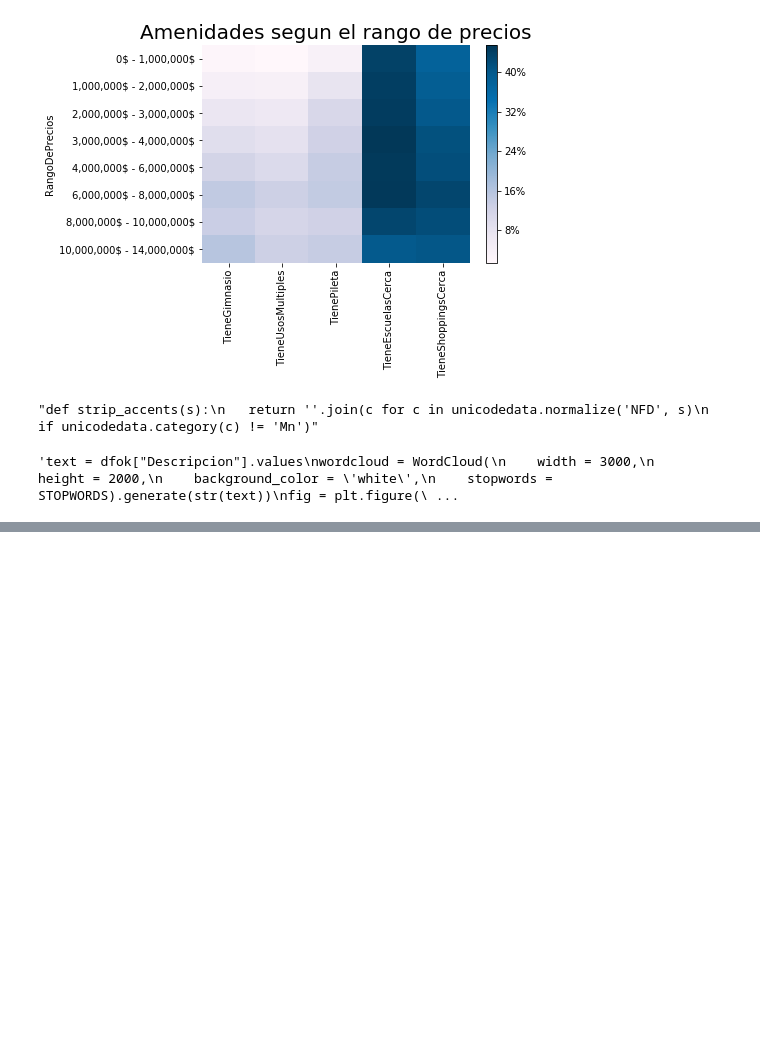
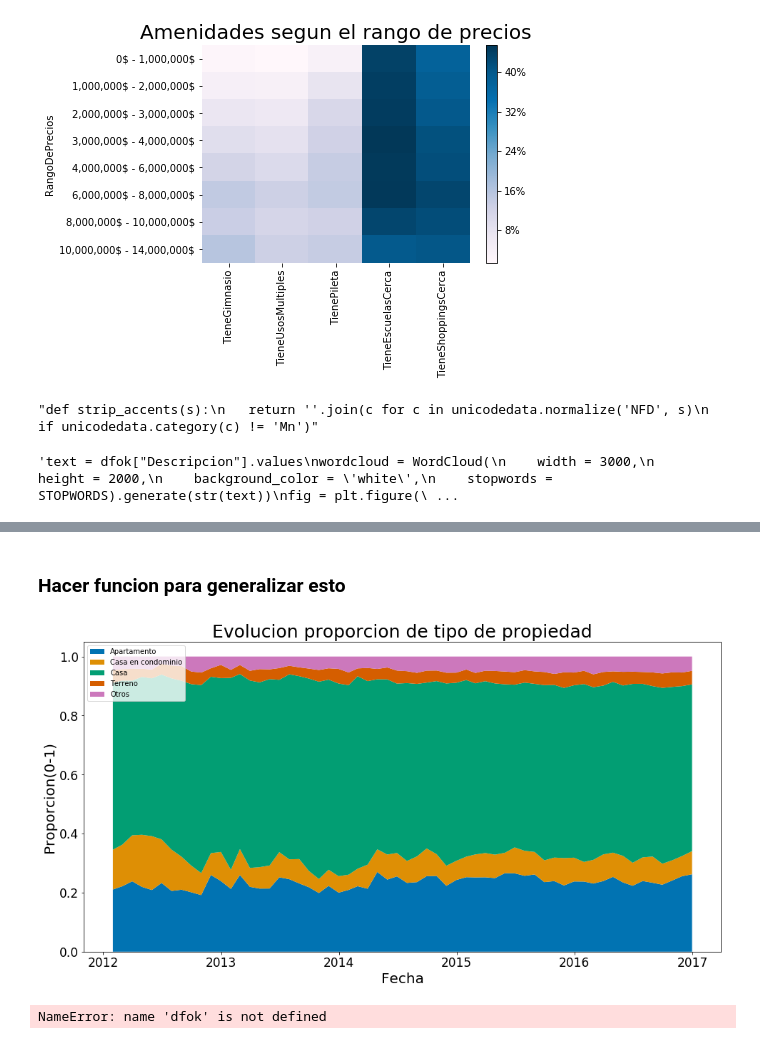
Before and after one commit to komod0/TPs-Org.Datos, a Jupyter notebook: tp1/nbjulian.ipynb, the cells around one changed output, grey strips where cells are left out. Saved outputs shown, nothing was run; the diff lists cells and outputs as text; code cells hidden in the pictures; blank space fills up the shorter version.

```diff
--- a/tp1/nbjulian.ipynb
+++ b/tp1/nbjulian.ipynb
@@ -701,0 +746,45 @@ plt.show()"""
+# %% [markdown]
+### Hacer funcion para generalizar esto
+# %%
+df_pp = dfok.copy()
+
+df_pp["Fecha"] = df_pp["Fecha"].astype('datetime64')
+
+df_pp.index = df_pp["Fecha"]
+
+df_pp = df_pp[["TipoPropiedad"]]
+
+for e in df_pp["TipoPropiedad"].unique():
+    df_pp[e] = (df_pp["TipoPropiedad"] == e).apply(int)
+
+df_pp = df_pp.drop("TipoPropiedad", axis=1)
+
+df_pp["Otros"] = sum([df_pp[c] for c in df_pp.columns if c not in ["Apartamento", "Casa en condominio", "Casa", "Terreno"]])
+
+df_pp = df_pp[["Apartamento", "Casa en condominio", "Casa", "Terreno", "Otros"]]
+
+df_pp = df_pp.resample('M').sum()
+
+df_perc = df_pp.divide(df_pp.sum(axis=1), axis=0)
+# %%
+fig = plt.figure(figsize = (16, 8))
+ax = fig.add_subplot(111)
+ax.set_aspect('auto')
+paleta = sb.color_palette("colorblind")
+plt.stackplot(df_pp.index,
+              [df_perc[colu] for colu in df_perc.columns],
+              labels=[colu for colu in df_perc.columns], colors=paleta)
+# plt.xticks([i for i in range(0, 81, 5)])
+plt.xlabel("Fecha", fontsize=20)
+plt.ylabel("Proporcion(0-1)", fontsize=20)
+plt.title("Evolucion proporcion de tipo de propiedad", fontsize=25);
+plt.tick_params(axis='both', which='major', labelsize = 17)
+plt.tick_params(axis='both', which='minor', labelsize = 17)
+
+plt.legend(loc='upper left');
+# %% [output]
+[figure, added]
+# %%
+dfok.sample()
+# %% [output]
+NameError: name 'dfok' is not defined
```
Also changed, not shown: parts of 6 cells of this notebook.
